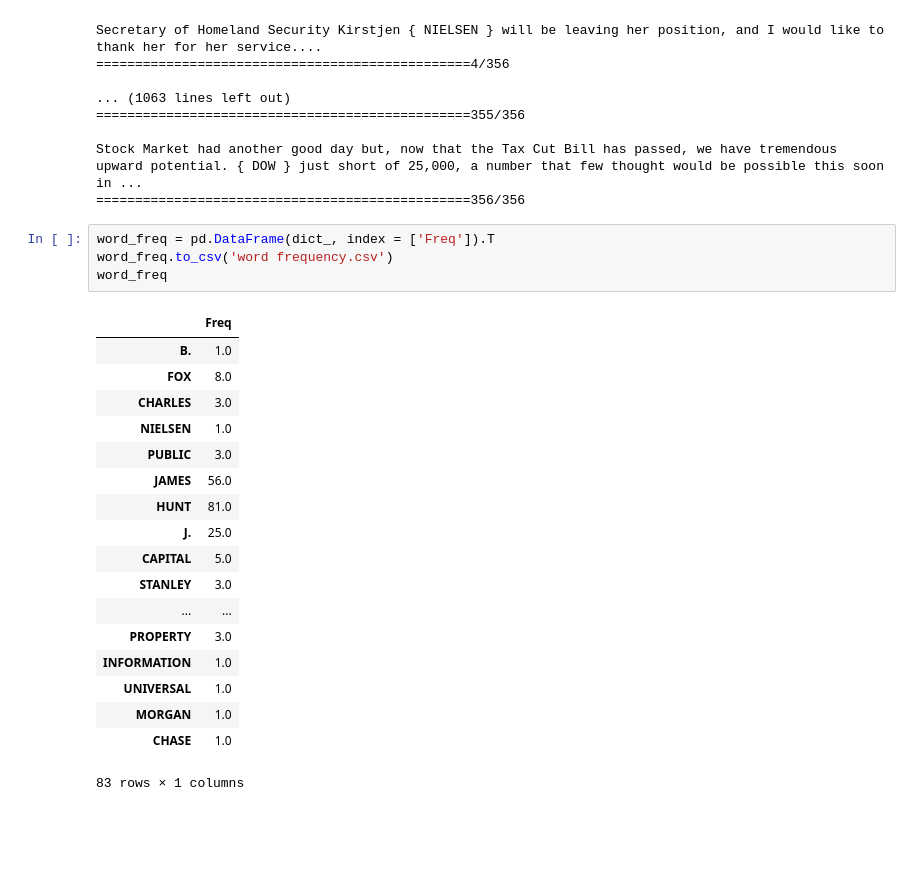
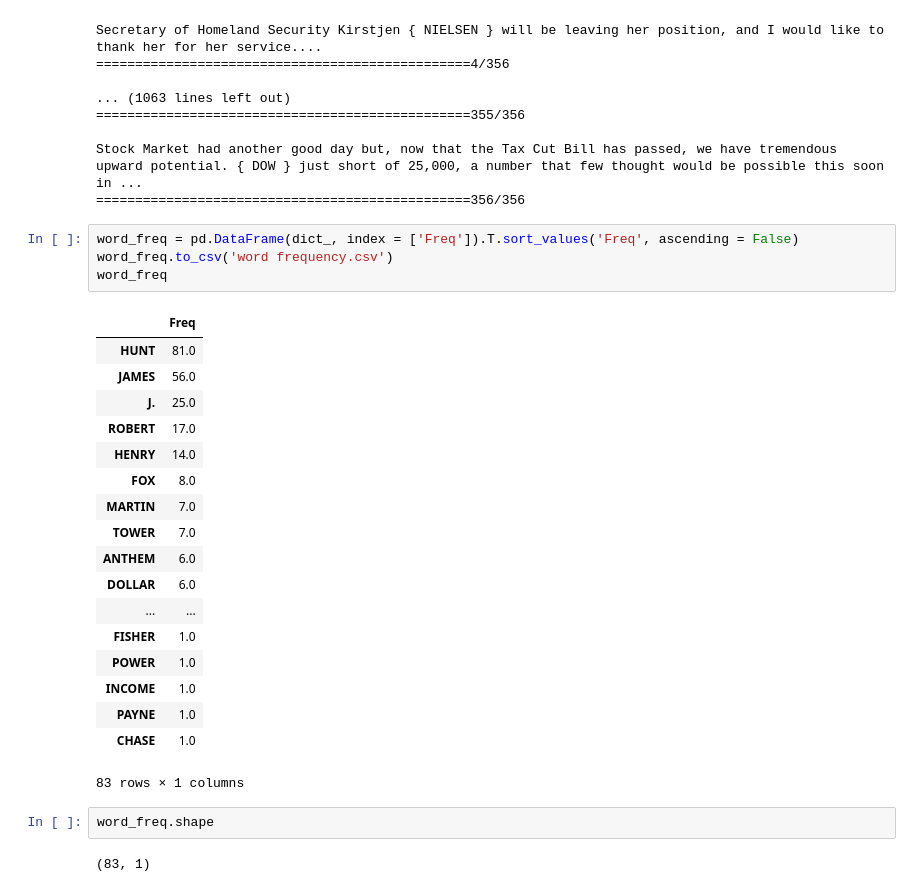
Before and after one commit to OrangeXia2013/TrumpTweetsProject, a Jupyter notebook: code/Data handle.ipynb, the cells around one changed output. Saved outputs shown, nothing was run; the diff lists cells and outputs as text; blank space fills up the shorter version.

```diff
--- a/code/Data handle.ipynb
+++ b/code/Data handle.ipynb
@@ -348,25 +348,29 @@ Secretary of Homeland Security Kirstjen { NIELSEN } will be leaving her position
 Stock Market had another good day but, now that the Tax Cut Bill has passed, we have tremendous upward potential. { DOW } just short of 25,000, a number that few thought would be possible this soon in ...
 ================================================356/356
 # %%
-word_freq = pd.DataFrame(dict_, index = ['Freq']).T
+word_freq = pd.DataFrame(dict_, index = ['Freq']).T.sort_values('Freq', ascending = False)
 word_freq.to_csv('word frequency.csv')
 word_freq
 # %% [output]
 |  | Freq |
-| B. | 1.0 |
+| HUNT | 81.0 |
+| JAMES | 56.0 |
+| J. | 25.0 |
+| ROBERT | 17.0 |
+| HENRY | 14.0 |
 | FOX | 8.0 |
-| CHARLES | 3.0 |
-| NIELSEN | 1.0 |
-| PUBLIC | 3.0 |
-| JAMES | 56.0 |
-| HUNT | 81.0 |
-| J. | 25.0 |
-| CAPITAL | 5.0 |
-| STANLEY | 3.0 |
+| MARTIN | 7.0 |
+| TOWER | 7.0 |
+| ANTHEM | 6.0 |
+| DOLLAR | 6.0 |
 | ... | ... |
-| PROPERTY | 3.0 |
-| INFORMATION | 1.0 |
-| UNIVERSAL | 1.0 |
-| MORGAN | 1.0 |
+| FISHER | 1.0 |
+| POWER | 1.0 |
+| INCOME | 1.0 |
+| PAYNE | 1.0 |
 | CHASE | 1.0 |
 83 rows × 1 columns
+# %%
+word_freq.shape
+# %% [output]
+(83, 1)
```
Also changed, not shown: 1 other file.
